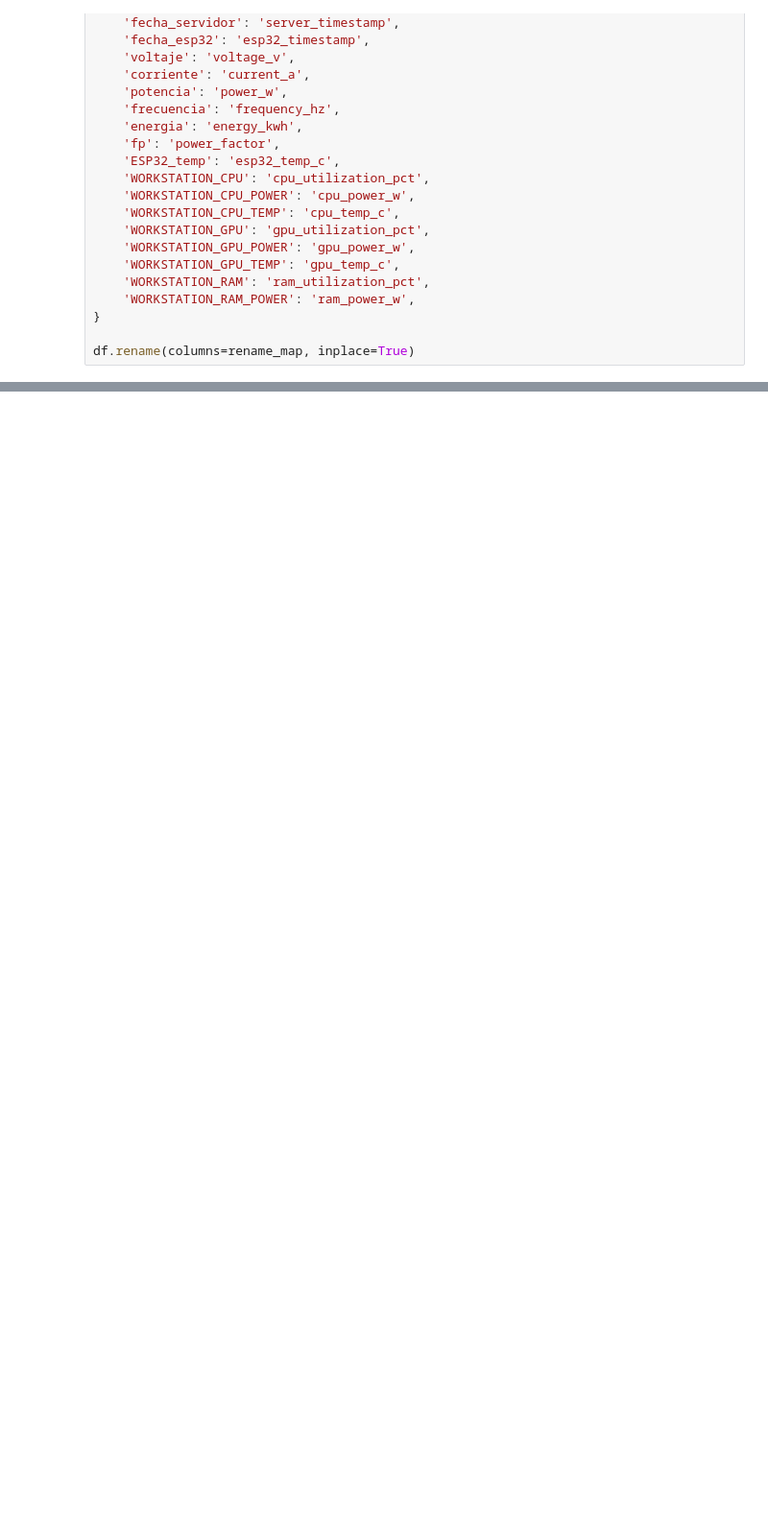
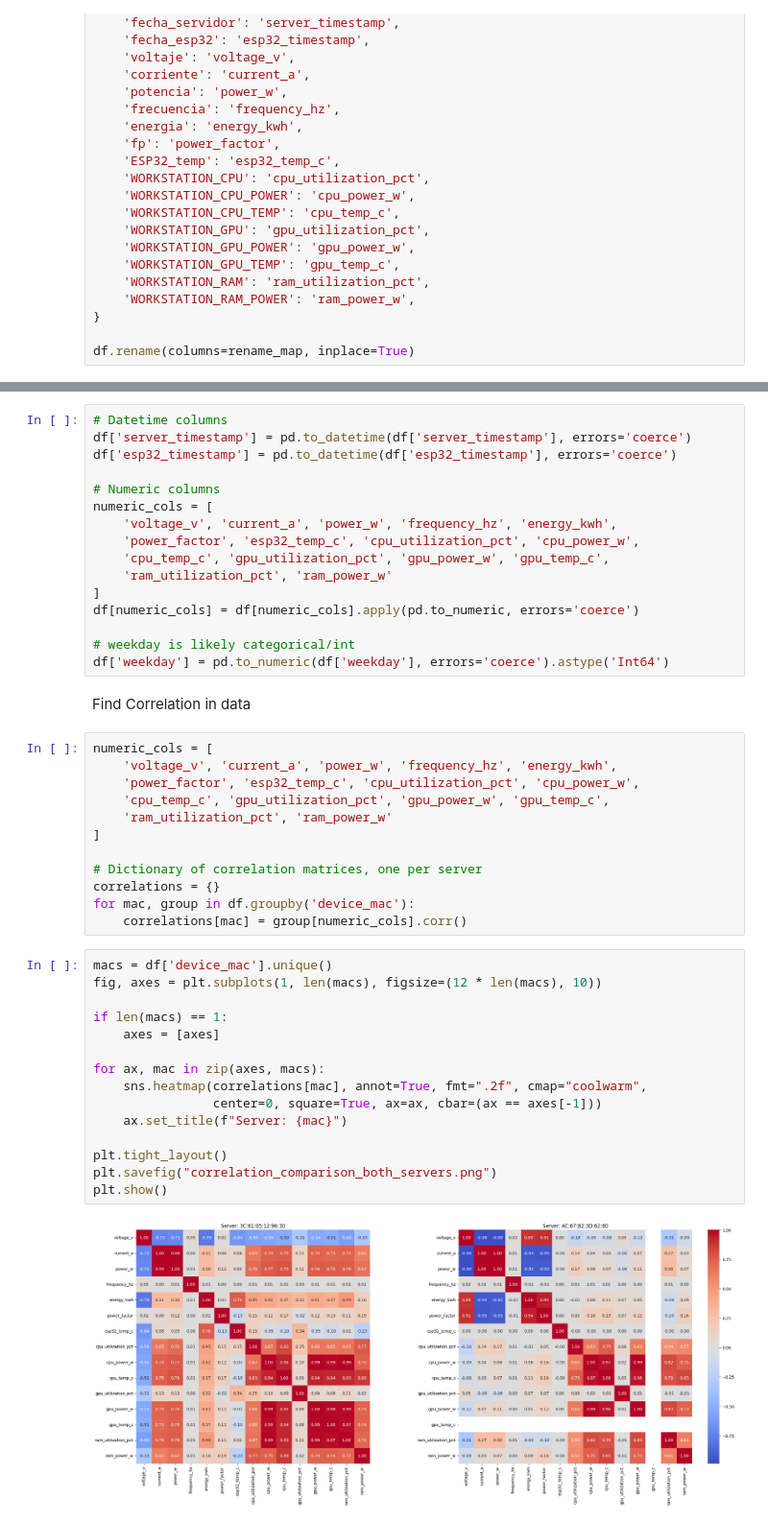
Before and after one commit to MurimiCaroline/Correlating-Compute-Utilization-with-Power-Consumption, a Jupyter notebook: utilization_consumption.ipynb, the cells around one changed output, grey strips where cells are left out. Shown at 96% size. Saved outputs shown, nothing was run; the diff lists cells and outputs as text; blank space fills up the shorter version.

```diff
--- a/utilization_consumption.ipynb
+++ b/utilization_consumption.ipynb
@@ -75,0 +86,47 @@ df.rename(columns=rename_map, inplace=True)
+# %%
+# Datetime columns
+df['server_timestamp'] = pd.to_datetime(df['server_timestamp'], errors='coerce')
+df['esp32_timestamp'] = pd.to_datetime(df['esp32_timestamp'], errors='coerce')
+
+# Numeric columns
+numeric_cols = [
+    'voltage_v', 'current_a', 'power_w', 'frequency_hz', 'energy_kwh',
+    'power_factor', 'esp32_temp_c', 'cpu_utilization_pct', 'cpu_power_w',
+    'cpu_temp_c', 'gpu_utilization_pct', 'gpu_power_w', 'gpu_temp_c',
+    'ram_utilization_pct', 'ram_power_w'
+]
+df[numeric_cols] = df[numeric_cols].apply(pd.to_numeric, errors='coerce')
+
+# weekday is likely categorical/int
+df['weekday'] = pd.to_numeric(df['weekday'], errors='coerce').astype('Int64')
+# %% [markdown]
+Find Correlation in data
+# %%
+numeric_cols = [
+    'voltage_v', 'current_a', 'power_w', 'frequency_hz', 'energy_kwh',
+    'power_factor', 'esp32_temp_c', 'cpu_utilization_pct', 'cpu_power_w',
+    'cpu_temp_c', 'gpu_utilization_pct', 'gpu_power_w', 'gpu_temp_c',
+    'ram_utilization_pct', 'ram_power_w'
+]
+
+# Dictionary of correlation matrices, one per server
+correlations = {}
+for mac, group in df.groupby('device_mac'):
+    correlations[mac] = group[numeric_cols].corr()
+# %%
+macs = df['device_mac'].unique()
+fig, axes = plt.subplots(1, len(macs), figsize=(12 * len(macs), 10))
+
+if len(macs) == 1:
+    axes = [axes]
+
+for ax, mac in zip(axes, macs):
+    sns.heatmap(correlations[mac], annot=True, fmt=".2f", cmap="coolwarm",
+                center=0, square=True, ax=ax, cbar=(ax == axes[-1]))
+    ax.set_title(f"Server: {mac}")
+
+plt.tight_layout()
+plt.savefig("correlation_comparison_both_servers.png")
+plt.show()
+# %% [output]
+[figure, added]
```
Also changed, not shown: parts of 4 cells of this notebook.
